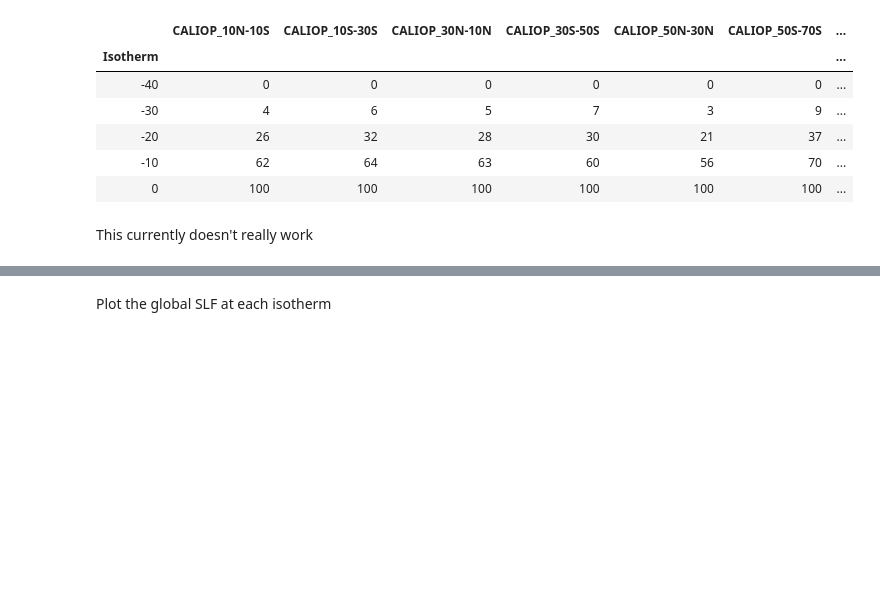
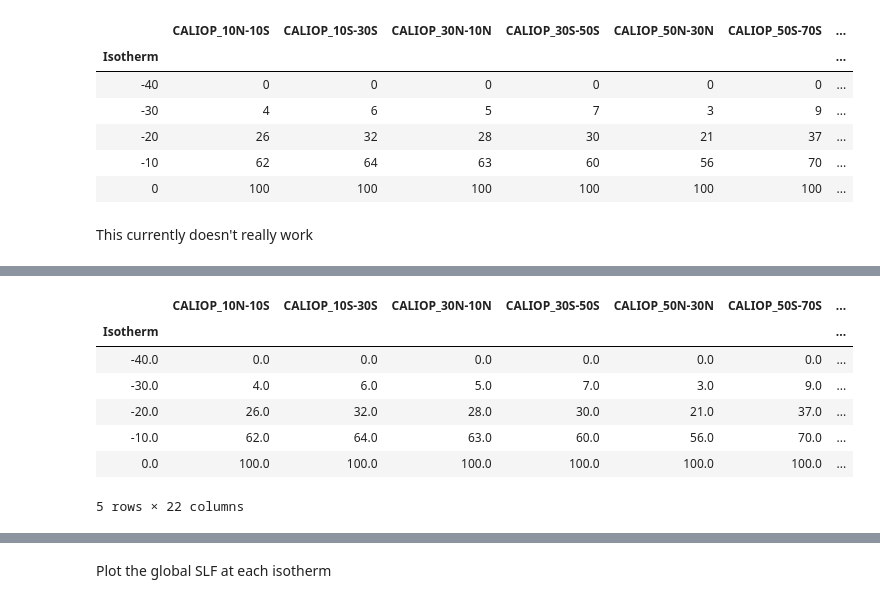
Before and after one commit to jshaw35/netcdf_analysis, a Jupyter notebook: jupy_test.ipynb, the cells around one changed output, grey strips where cells are left out. Drawn from its saved outputs; the diff is of its cells as text; code cells hidden in the pictures; blank space fills up the shorter version.

```diff
--- a/jupy_test.ipynb
+++ b/jupy_test.ipynb
@@ -161,0 +137,11 @@ f1_ax2.plot(x2, poly1d_fn(x2), color='orange')
+# %%
+all_slf_clean
+# %% [output]
+|  | CALIOP_10N-10S | CALIOP_10S-30S | CALIOP_30N-10N | CALIOP_30S-50S | CALIOP_50N-30N | CALIOP_50S-70S | ... |
+| Isotherm |  |  |  |  |  |  | ... |
+| -40.0 | 0.0 | 0.0 | 0.0 | 0.0 | 0.0 | 0.0 | ... |
+| -30.0 | 4.0 | 6.0 | 5.0 | 7.0 | 3.0 | 9.0 | ... |
+| -20.0 | 26.0 | 32.0 | 28.0 | 30.0 | 21.0 | 37.0 | ... |
+| -10.0 | 62.0 | 64.0 | 63.0 | 60.0 | 56.0 | 70.0 | ... |
+| 0.0 | 100.0 | 100.0 | 100.0 | 100.0 | 100.0 | 100.0 | ... |
+5 rows × 22 columns
```
Also changed, not shown: parts of 8 cells of this notebook, 4 other files.
